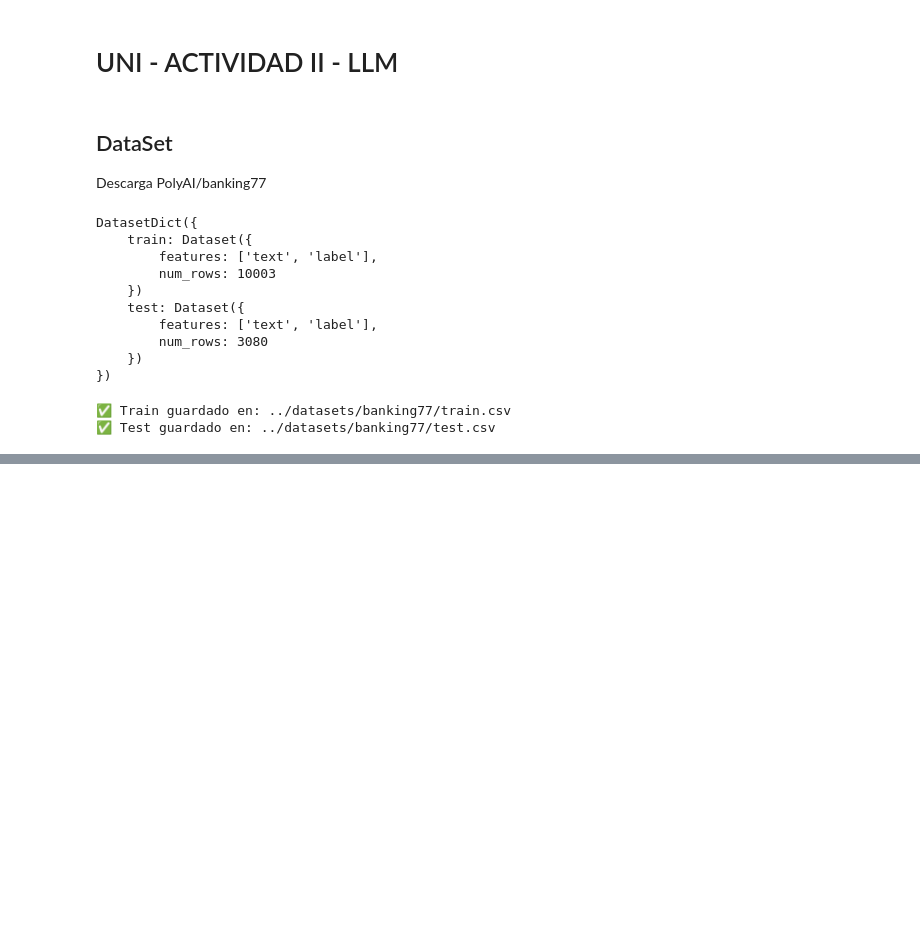
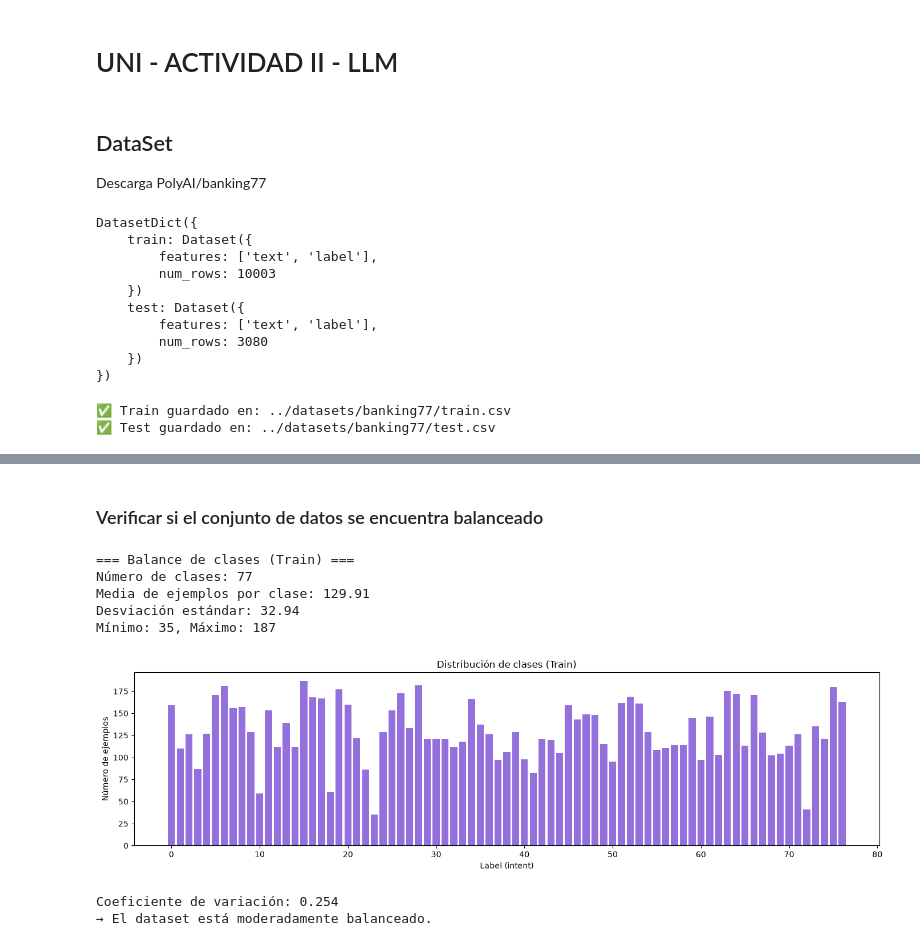
Before and after one commit to fvcastellanos/uni-cognit-systems, a Jupyter notebook: notebooks/Actividad-2-llm.ipynb, the cells around one changed output, grey strips where cells are left out. Cells and saved outputs as stored; diff of their text form; code cells hidden in the pictures; blank space fills up the shorter version.

```diff
--- a/notebooks/Actividad-2-llm.ipynb
+++ b/notebooks/Actividad-2-llm.ipynb
@@ -44,0 +324,38 @@ DatasetDict({
+# %% [markdown]
+### Verificar si el conjunto de datos se encuentra balanceado
+# %%
+conteo_labels = df_train["label"].value_counts().sort_index()
+
+print("\n=== Balance de clases (Train) ===")
+print(f"Número de clases: {df_train['label'].nunique()}")
+print(f"Media de ejemplos por clase: {conteo_labels.mean():.2f}")
+print(f"Desviación estándar: {conteo_labels.std():.2f}")
+print(f"Mínimo: {conteo_labels.min()}, Máximo: {conteo_labels.max()}")
+
+# Visualización
+plt.figure(figsize=(14, 4))
+plt.bar(conteo_labels.index, conteo_labels.values, color="mediumpurple")
+plt.title("Distribución de clases (Train)")
+plt.xlabel("Label (intent)")
+plt.ylabel("Número de ejemplos")
+plt.tight_layout()
+plt.show()
+
+# Coeficiente de variación (más bajo = más balanceado)
+cv = conteo_labels.std() / conteo_labels.mean()
+print(f"Coeficiente de variación: {cv:.3f}")
+if cv < 0.1:
+    print("→ El dataset está prácticamente balanceado.")
+elif cv < 0.3:
+    print("→ El dataset está moderadamente balanceado.")
+else:
+    print("→ El dataset está desbalanceado.")
+# %% [output]
+=== Balance de clases (Train) ===
+Número de clases: 77
+Media de ejemplos por clase: 129.91
+Desviación estándar: 32.94
+Mínimo: 35, Máximo: 187
+[figure, added]
+Coeficiente de variación: 0.254
+→ El dataset está moderadamente balanceado.
```
Also changed, not shown: parts of 21 cells of this notebook, 1 other file.
